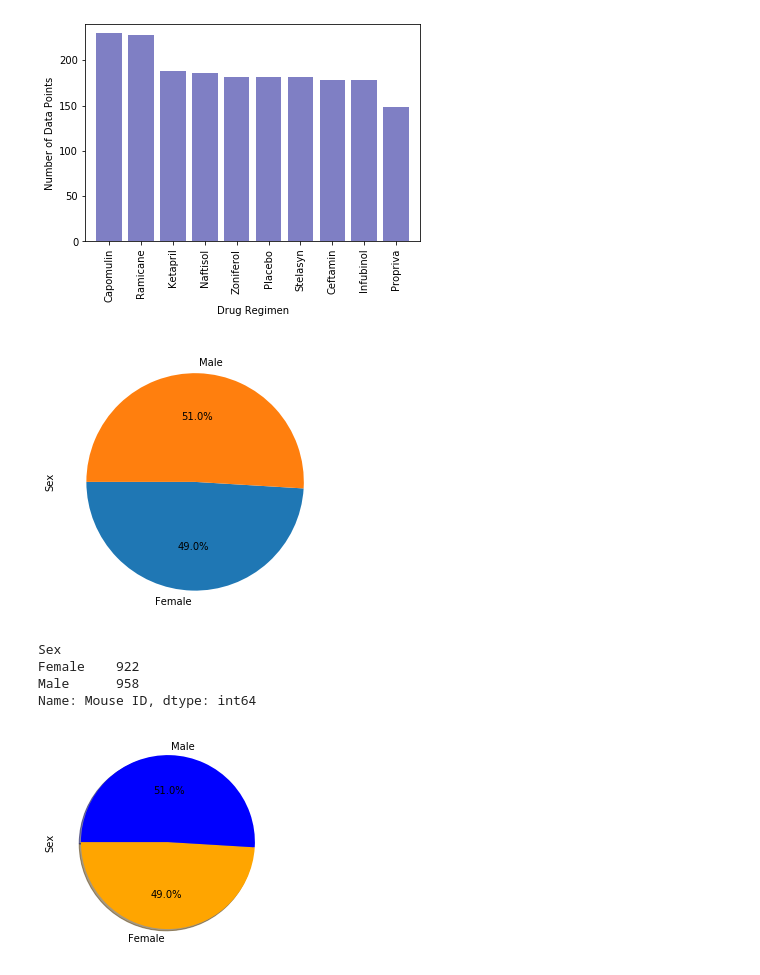
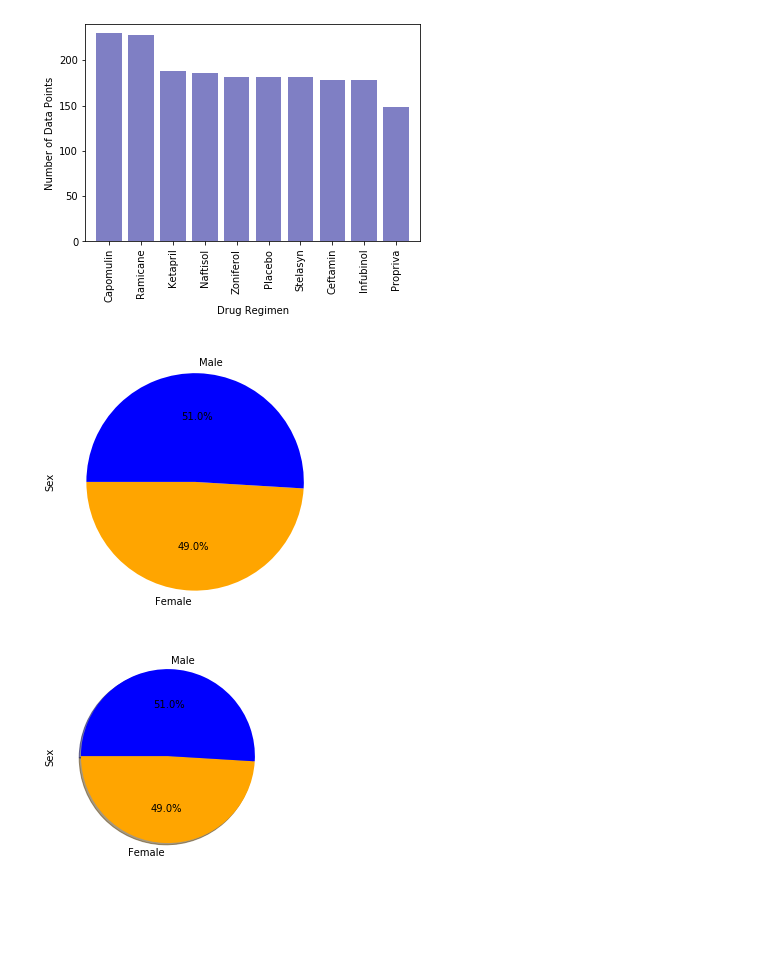
Before and after one commit to bbruzos/Matplotlib-Challenge, a Jupyter notebook: Pymaceuticals/Pymaceuticals_Final.ipynb, the cells around one changed output. Saved outputs shown, nothing was run; the diff lists cells and outputs as text; code cells hidden in the pictures; blank space fills up the shorter version.

Commit message:
Working on Box Plot Section

```diff
--- a/Pymaceuticals/Pymaceuticals_Final.ipynb
+++ b/Pymaceuticals/Pymaceuticals_Final.ipynb
@@ -169,17 +169,13 @@ plt.show()
 # %%
 # Generate a pie plot showing the distribution of female versus male mice using pandas
 groupby_sex= cleaned_mouse_data.groupby('Sex')
 sex_count= groupby_sex['Mouse ID'].count()
 
-pandas_pie= sex_count.plot(kind='pie', figsize=(5, 5), autopct="%1.1f%%", startangle=180)
+pandas_pie= sex_count.plot(kind='pie', figsize=(5, 5), colors= ['orange', 'blue'], autopct="%1.1f%%", startangle=180)
 pandas_pie.set_ylabel('Sex')
 plt.show()
 # %% [output]
-[figure, old version]
+[figure, new version]
-Sex
-Female    922
-Male      958
-Name: Mouse ID, dtype: int64
 # %%
 # Generate a pie plot showing the distribution of female versus male mice using pyplot
 labels= ['Female', 'Male']
```
Also changed, not shown: parts of 2 cells of this notebook.
